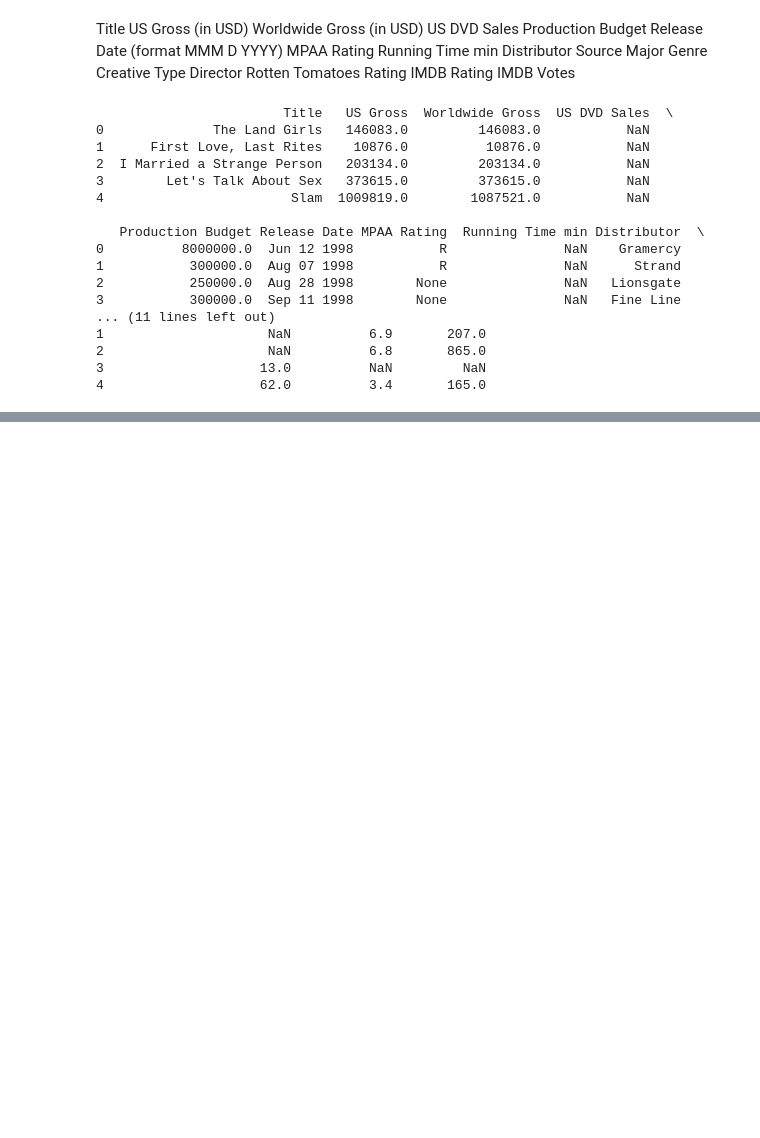
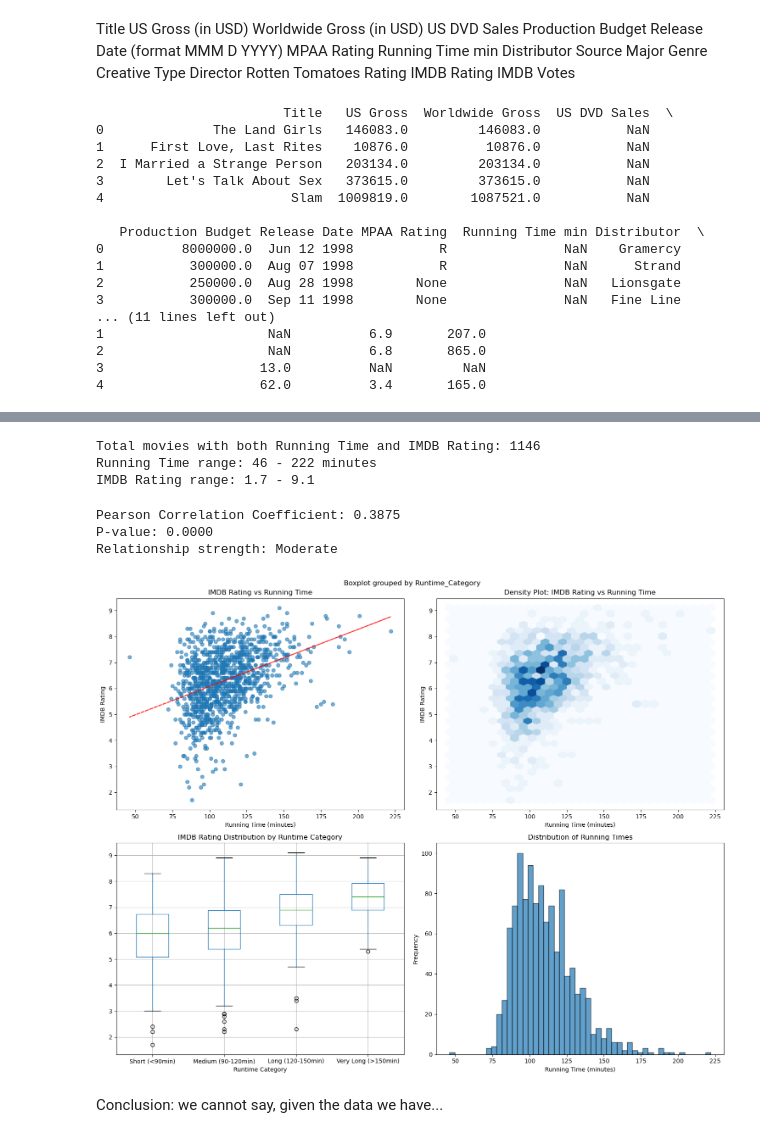
Before and after one commit to himmelreich-it/jupyter-teaser-workshop, a Jupyter notebook: answers.ipynb, the cells around one changed output, grey strips where cells are left out. Saved outputs shown, nothing was run; the diff lists cells and outputs as text; code cells hidden in the pictures; blank space fills up the shorter version.

Commit message:
Added Combined Rating and correlation rating vs length

```diff
--- a/answers.ipynb
+++ b/answers.ipynb
@@ -19,7 +19,8 @@ IMDB Votes
 import pandas as pd
 
 # Load the movies data into a DataFrame
-df = pd.read_json('movies.json')
+movies_url = "https://raw.githubusercontent.com/himmelreich-it/jupyter-teaser-workshop/refs/heads/main/movies.json"
+df = pd.read_json(movies_url)
 
 print(df.head())
 # %% [output]
@@ -42,0 +100,71 @@ print(df.head())
+# %%
+import matplotlib.pyplot as plt
+import seaborn as sns
+import numpy as np
+from scipy import stats
+
+# Clean the data - remove rows where either Running Time or IMDB Rating is missing
+clean_data = df.dropna(subset=['Running Time min', 'IMDB Rating'])
+
+print(f"Total movies with both Running Time and IMDB Rating: {len(clean_data)}")
+print(f"Running Time range: {clean_data['Running Time min'].min():.0f} - {clean_data['Running Time min'].max():.0f} minutes")
+print(f"IMDB Rating range: {clean_data['IMDB Rating'].min():.1f} - {clean_data['IMDB Rating'].max():.1f}")
+# %% [output]
+Total movies with both Running Time and IMDB Rating: 1146
+Running Time range: 46 - 222 minutes
+IMDB Rating range: 1.7 - 9.1
+# %%
+# Calculate Pearson correlation coefficient
+correlation, p_value = stats.pearsonr(clean_data['Running Time min'], clean_data['IMDB Rating'])
+
+print(f"\nPearson Correlation Coefficient: {correlation:.4f}")
+print(f"P-value: {p_value:.4f}")
+print(f"Relationship strength: {'Strong' if abs(correlation) > 0.7 else 'Moderate' if abs(correlation) > 0.3 else 'Weak'}")
+
+# Create a figure with multiple subplots
+fig, axes = plt.subplots(2, 2, figsize=(15, 12))
+
+# Scatter plot
+axes[0,0].scatter(clean_data['Running Time min'], clean_data['IMDB Rating'], alpha=0.6)
+axes[0,0].set_xlabel('Running Time (minutes)')
+axes[0,0].set_ylabel('IMDB Rating')
+axes[0,0].set_title('IMDB Rating vs Running Time')
+
+# Add trend line
+z = np.polyfit(clean_data['Running Time min'], clean_data['IMDB Rating'], 1)
+p = np.poly1d(z)
+axes[0,0].plot(clean_data['Running Time min'], p(clean_data['Running Time min']), "r--", alpha=0.8)
+
+# Hexbin plot for density
+axes[0,1].hexbin(clean_data['Running Time min'], clean_data['IMDB Rating'], gridsize=30, cmap='Blues')
+axes[0,1].set_xlabel('Running Time (minutes)')
+axes[0,1].set_ylabel('IMDB Rating')
+axes[0,1].set_title('Density Plot: IMDB Rating vs Running Time')
+
+# Box plot by running time categories
+# Create running time categories
+clean_data_copy = clean_data.copy()
+clean_data_copy['Runtime_Category'] = pd.cut(clean_data_copy['Running Time min'],
+                                           bins=[0, 90, 120, 150, 300],
+                                           labels=['Short (<90min)', 'Medium (90-120min)',
+                                                  'Long (120-150min)', 'Very Long (>150min)'])
+
+clean_data_copy.boxplot(column='IMDB Rating', by='Runtime_Category', ax=axes[1,0])
+axes[1,0].set_title('IMDB Rating Distribution by Runtime Category')
+axes[1,0].set_xlabel('Runtime Category')
+
+# Distribution of running times
+axes[1,1].hist(clean_data['Running Time min'], bins=50, alpha=0.7, edgecolor='black')
+axes[1,1].set_xlabel('Running Time (minutes)')
+axes[1,1].set_ylabel('Frequency')
+axes[1,1].set_title('Distribution of Running Times')
+
+plt.tight_layout()
+plt.show()
+# %% [output]
+Pearson Correlation Coefficient: 0.3875
+P-value: 0.0000
+Relationship strength: Moderate
+[figure, added]
+# %% [markdown]
+Conclusion: we cannot say, given the data we have...
```
Also changed, not shown: parts of 2 cells of this notebook.
